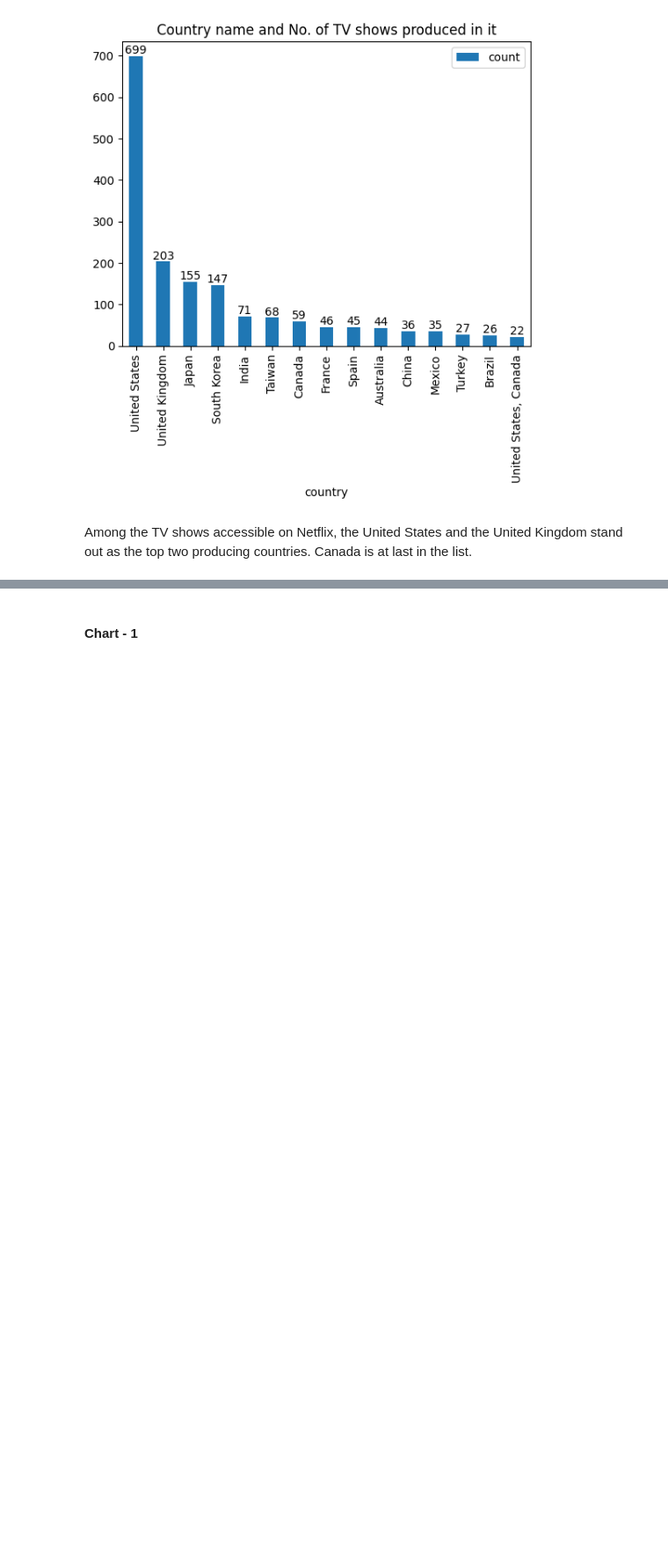
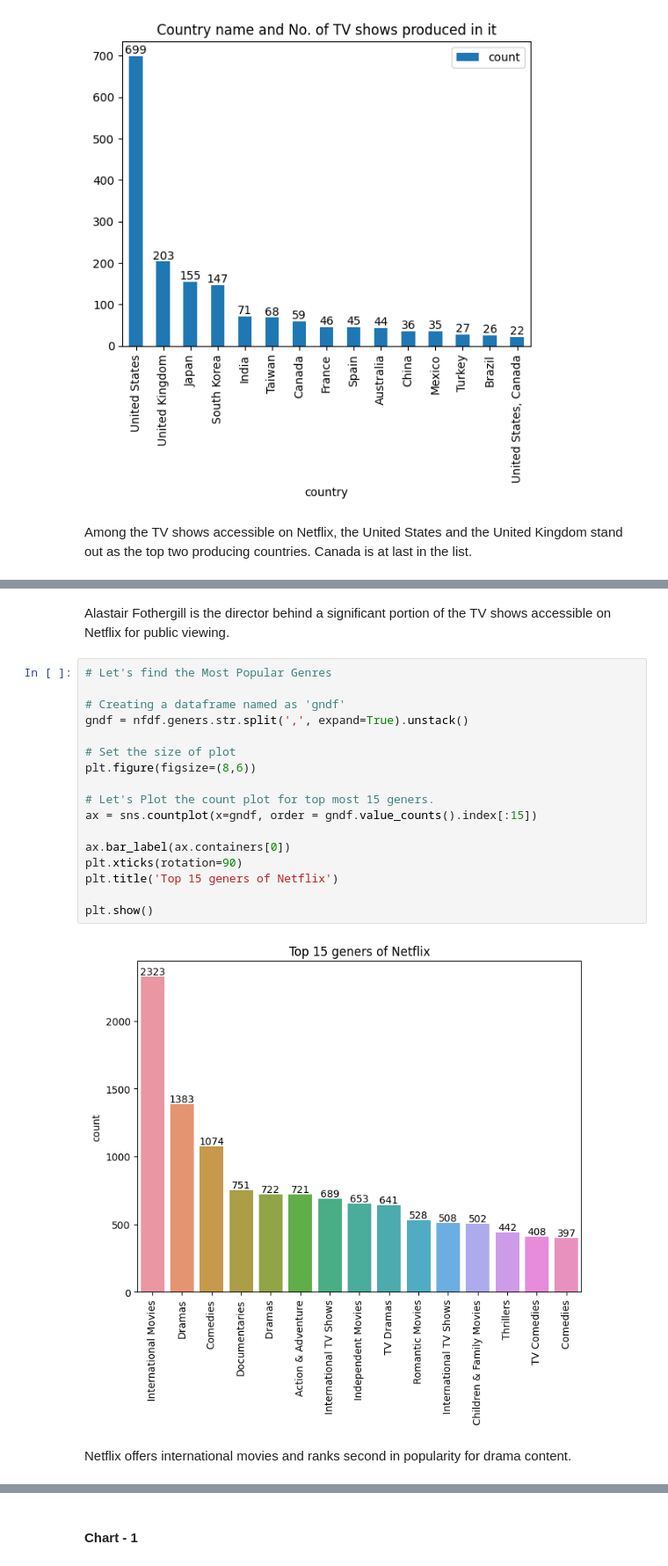
Before and after one commit to KiranKokateGitHub/Netflix-Movies-and-TV-Shows-Clustering_UnsupervisedML, a Jupyter notebook: Kiran_unsupervisedML.ipynb, the cells around one changed output, grey strips where cells are left out. Shown at 88% size. Cells and saved outputs as stored; diff of their text form; blank space fills up the shorter version.

```diff
--- a/Kiran_unsupervisedML.ipynb
+++ b/Kiran_unsupervisedML.ipynb
@@ -745,0 +785,23 @@ Among the TV shows accessible on Netflix, the United States and the United Kingd
+# %% [markdown]
+Alastair Fothergill is the director behind a significant portion of the TV shows accessible on Netflix for public viewing.
+# %%
+# Let's find the Most Popular Genres
+
+# Creating a dataframe named as 'gndf'
+gndf = nfdf.geners.str.split(',', expand=True).unstack()
+
+# Set the size of plot
+plt.figure(figsize=(8,6))
+
+# Let's Plot the count plot for top most 15 geners.
+ax = sns.countplot(x=gndf, order = gndf.value_counts().index[:15])
+
+ax.bar_label(ax.containers[0])
+plt.xticks(rotation=90)
+plt.title('Top 15 geners of Netflix')
+
+plt.show()
+# %% [output]
+[figure, added]
+# %% [markdown]
+Netflix offers international movies and ranks second in popularity for drama content.
```
Also changed, not shown: parts of 8 cells of this notebook.
